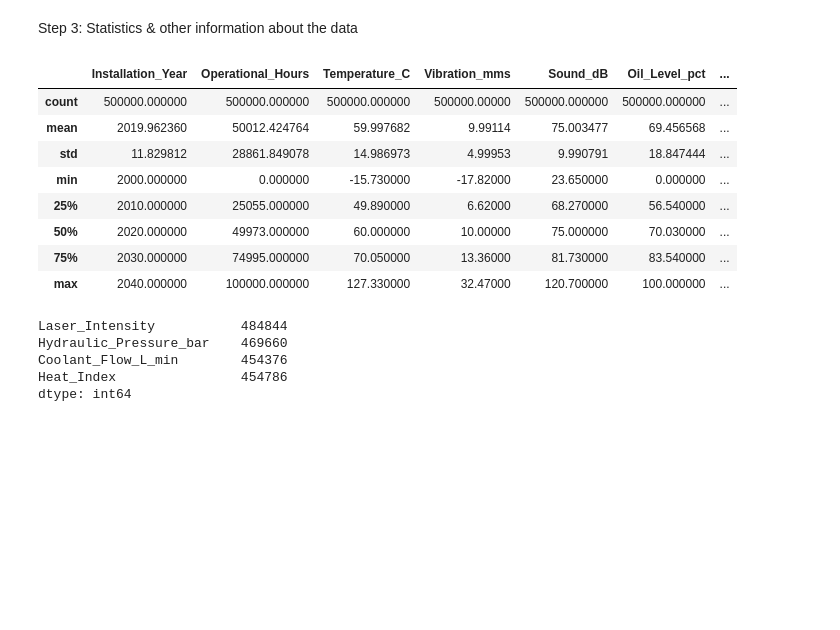
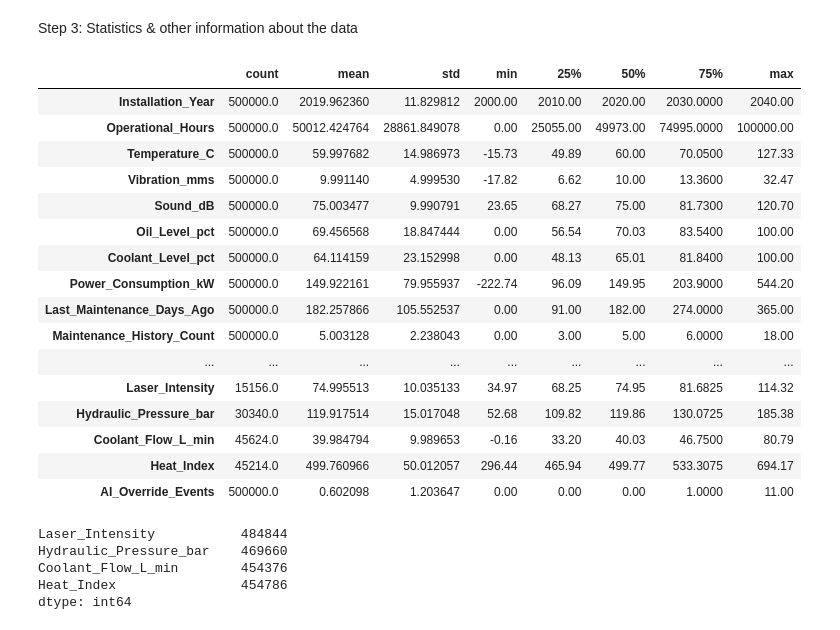
Before and after one commit to bahaa24git/NTI-Machine-Maintenance-Prediction, a Jupyter notebook: factory.ipynb, the cells around one changed output. Drawn from its saved outputs; the diff is of its cells as text; code cells hidden in the pictures; blank space fills up the shorter version.

```diff
--- a/factory.ipynb
+++ b/factory.ipynb
@@ -57,17 +57,25 @@ df[['Last_Maintenance_Days_Ago', 'Maintenance_History_Count']]
 # %% [markdown]
 Step 3: Statistics & other information about the data
 # %%
-df.describe()
+df.describe().T
 # %% [output]
-|  | Installation_Year | Operational_Hours | Temperature_C | Vibration_mms | Sound_dB | Oil_Level_pct | ... |
-| count | 500000.000000 | 500000.000000 | 500000.000000 | 500000.00000 | 500000.000000 | 500000.000000 | ... |
-| mean | 2019.962360 | 50012.424764 | 59.997682 | 9.99114 | 75.003477 | 69.456568 | ... |
-| std | 11.829812 | 28861.849078 | 14.986973 | 4.99953 | 9.990791 | 18.847444 | ... |
-| min | 2000.000000 | 0.000000 | -15.730000 | -17.82000 | 23.650000 | 0.000000 | ... |
-| 25% | 2010.000000 | 25055.000000 | 49.890000 | 6.62000 | 68.270000 | 56.540000 | ... |
-| 50% | 2020.000000 | 49973.000000 | 60.000000 | 10.00000 | 75.000000 | 70.030000 | ... |
-| 75% | 2030.000000 | 74995.000000 | 70.050000 | 13.36000 | 81.730000 | 83.540000 | ... |
-| max | 2040.000000 | 100000.000000 | 127.330000 | 32.47000 | 120.700000 | 100.000000 | ... |
+|  | count | mean | std | min | 25% | 50% | 75% | max |
+| Installation_Year | 500000.0 | 2019.962360 | 11.829812 | 2000.00 | 2010.00 | 2020.00 | 2030.0000 | 2040.00 |
+| Operational_Hours | 500000.0 | 50012.424764 | 28861.849078 | 0.00 | 25055.00 | 49973.00 | 74995.0000 | 100000.00 |
+| Temperature_C | 500000.0 | 59.997682 | 14.986973 | -15.73 | 49.89 | 60.00 | 70.0500 | 127.33 |
+| Vibration_mms | 500000.0 | 9.991140 | 4.999530 | -17.82 | 6.62 | 10.00 | 13.3600 | 32.47 |
+| Sound_dB | 500000.0 | 75.003477 | 9.990791 | 23.65 | 68.27 | 75.00 | 81.7300 | 120.70 |
+| Oil_Level_pct | 500000.0 | 69.456568 | 18.847444 | 0.00 | 56.54 | 70.03 | 83.5400 | 100.00 |
+| Coolant_Level_pct | 500000.0 | 64.114159 | 23.152998 | 0.00 | 48.13 | 65.01 | 81.8400 | 100.00 |
+| Power_Consumption_kW | 500000.0 | 149.922161 | 79.955937 | -222.74 | 96.09 | 149.95 | 203.9000 | 544.20 |
+| Last_Maintenance_Days_Ago | 500000.0 | 182.257866 | 105.552537 | 0.00 | 91.00 | 182.00 | 274.0000 | 365.00 |
+| Maintenance_History_Count | 500000.0 | 5.003128 | 2.238043 | 0.00 | 3.00 | 5.00 | 6.0000 | 18.00 |
+| ... | ... | ... | ... | ... | ... | ... | ... | ... |
+| Laser_Intensity | 15156.0 | 74.995513 | 10.035133 | 34.97 | 68.25 | 74.95 | 81.6825 | 114.32 |
+| Hydraulic_Pressure_bar | 30340.0 | 119.917514 | 15.017048 | 52.68 | 109.82 | 119.86 | 130.0725 | 185.38 |
+| Coolant_Flow_L_min | 45624.0 | 39.984794 | 9.989653 | -0.16 | 33.20 | 40.03 | 46.7500 | 80.79 |
+| Heat_Index | 45214.0 | 499.760966 | 50.012057 | 296.44 | 465.94 | 499.77 | 533.3075 | 694.17 |
+| AI_Override_Events | 500000.0 | 0.602098 | 1.203647 | 0.00 | 0.00 | 0.00 | 1.0000 | 11.00 |
 # %%
 df[['Laser_Intensity', 'Hydraulic_Pressure_bar', 'Coolant_Flow_L_min', 'Heat_Index']].isna().sum()
 # %% [output]
```
Also changed, not shown: parts of 1 cell of this notebook, 2 other files.
